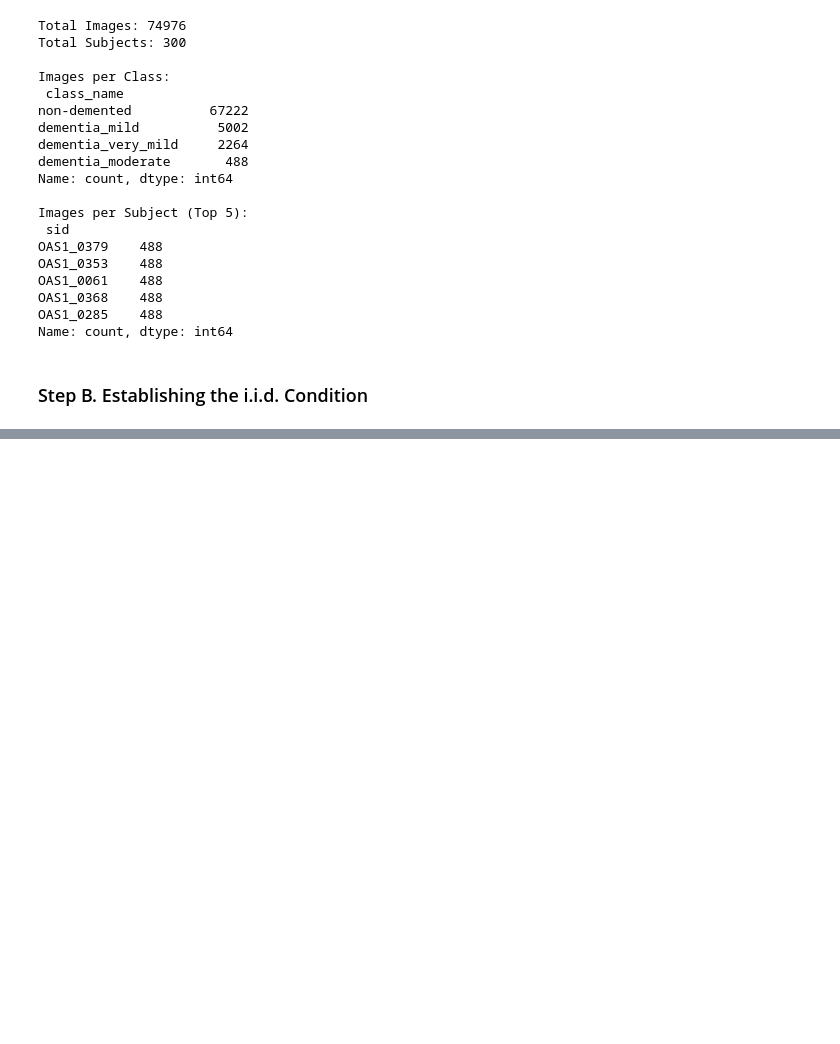
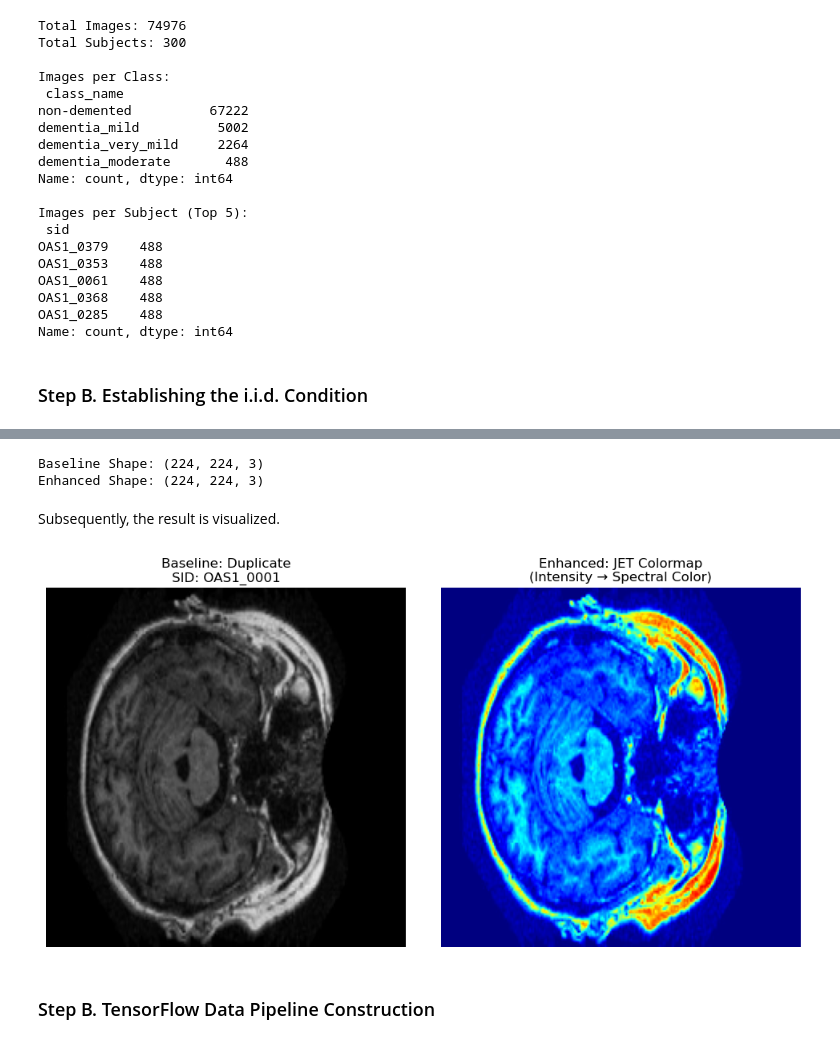
Before and after one commit to csning1998/biomedical-ml-oasis-data, a Jupyter notebook: work.ipynb, the cells around one changed output, grey strips where cells are left out. Cells and saved outputs as stored; diff of their text form; code cells hidden in the pictures; blank space fills up the shorter version.

```diff
--- a/work.ipynb
+++ b/work.ipynb
@@ -233,0 +481,38 @@ The statistical sampling methods can be categorized into:
+# %%
+# Select a sample from the rigorously split training set
+sample_row = df_train.iloc[0]
+sample_path = sample_row['file_path']
+sample_sid = sample_row['sid']
+
+# Apply transformations
+img_baseline = apply_pseudo_rgb(sample_path, method='duplicate')
+img_enhanced = apply_pseudo_rgb(sample_path, method='jet')
+
+# Dimension Verification
+print(f"Baseline Shape: {img_baseline.shape}")
+print(f"Enhanced Shape: {img_enhanced.shape}")
+# %% [output]
+Baseline Shape: (224, 224, 3)
+Enhanced Shape: (224, 224, 3)
+# %% [markdown]
+Subsequently, the result is visualized.
+# %%
+# Visualization
+fig, axes = plt.subplots(1, 2, figsize=(10, 5))
+
+# Plot Baseline (Duplicate)
+axes[0].imshow(img_baseline)
+axes[0].set_title(f"Baseline: Duplicate\nSID: {sample_sid}")
+axes[0].axis('off')
+
+# Plot Enhanced (JET)
+axes[1].imshow(img_enhanced)
+axes[1].set_title(f"Enhanced: JET Colormap\n(Intensity → Spectral Color)")
+axes[1].axis('off')
+
+plt.tight_layout()
+plt.show()
+# %% [output]
+[figure, added]
+# %% [markdown]
+### Step B. TensorFlow Data Pipeline Construction
```
Also changed, not shown: parts of 67 cells of this notebook, 1 other file.
